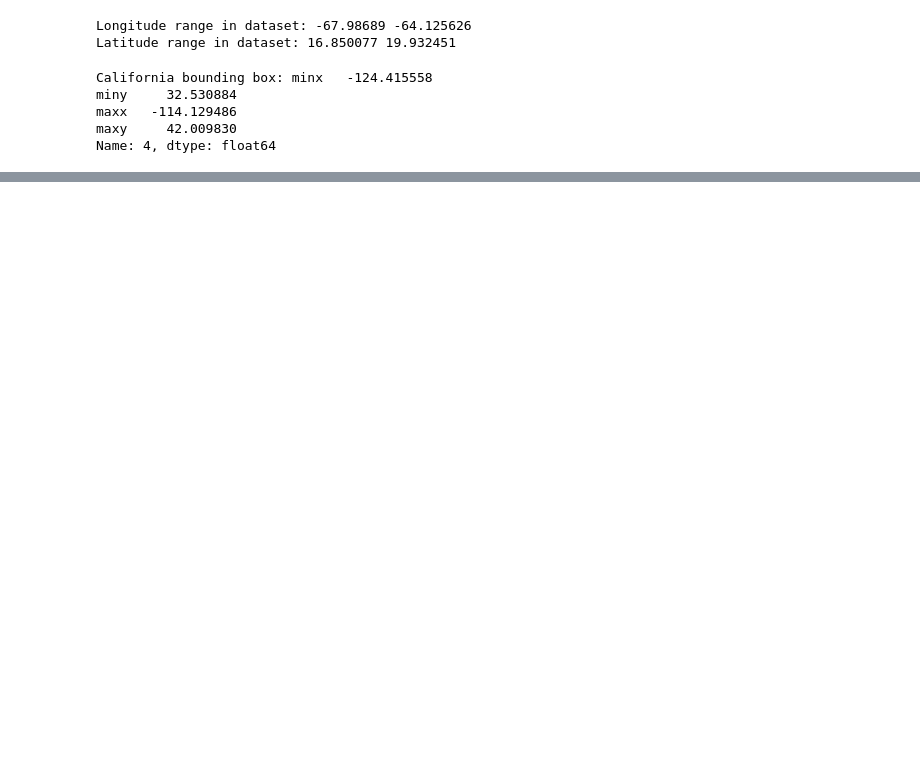
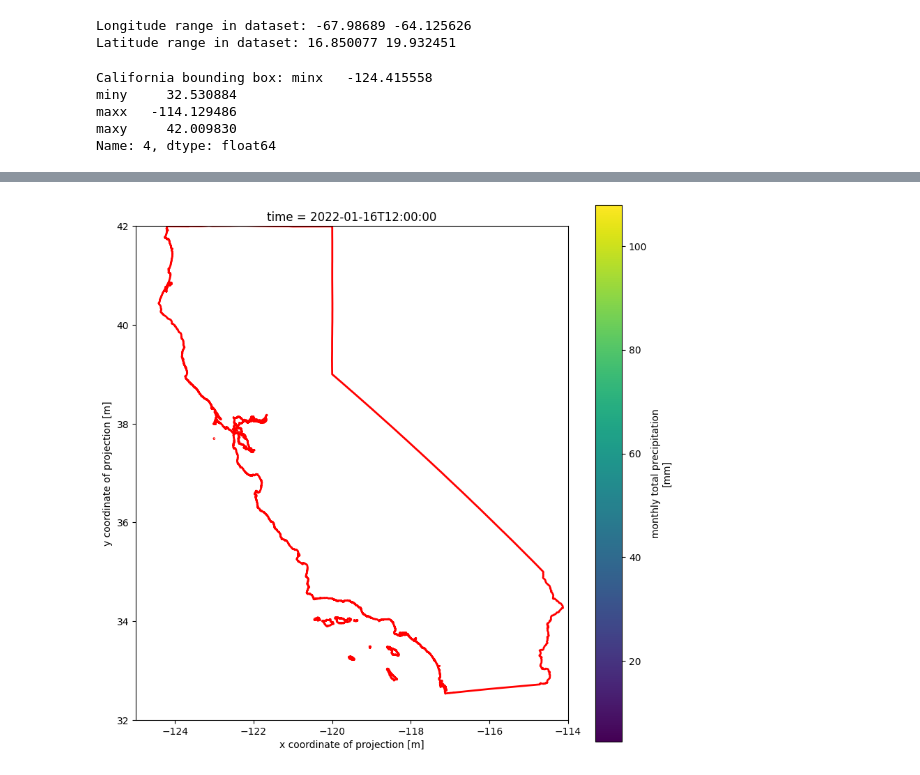
Before and after one commit to CharlesLehnen/DSCI_550_Final_Project, a Jupyter notebook: code/climatic_analysis.ipynb, the cells around one changed output, grey strips where cells are left out. Cells and saved outputs as stored; diff of their text form; code cells hidden in the pictures; blank space fills up the shorter version.

```diff
--- a/code/climatic_analysis.ipynb
+++ b/code/climatic_analysis.ipynb
@@ -187,0 +363,29 @@ plt.show()
+# %%
+import geopandas as gpd
+import rioxarray
+import matplotlib.pyplot as plt
+
+# Load your Daymet dataset here
+# ds = ...
+
+# Load your California shapefile here
+gdf = gpd.read_file('/content/drive/MyDrive/Moths!/data/gadm41_USA_shp/gadm41_USA_1.shp')
+california = gdf[gdf['NAME_1'] == 'California']
+
+# Set the spatial dimensions of the dataset
+ds = ds.rio.set_spatial_dims(x_dim='x', y_dim='y', inplace=True)
+
+# Plot the data
+fig, ax = plt.subplots(figsize=(10, 10))
+ds['prcp'].isel(time=0).plot(ax=ax, cmap='viridis')
+
+# Increase line width and change border color
+california.boundary.plot(ax=ax, linewidth=2, edgecolor='red')
+
+# Set plot limits to focus on California
+ax.set_xlim([-125, -114])
+ax.set_ylim([32, 42])
+
+plt.show()
+# %% [output]
+[figure, added]
```
Also changed, not shown: parts of 11 cells of this notebook, 1 other file.
